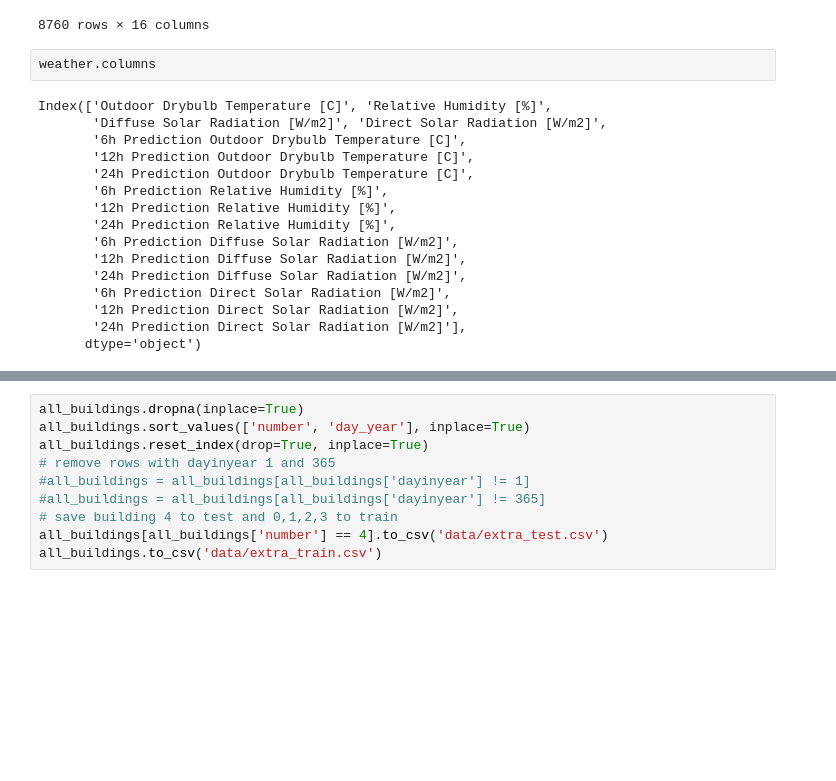
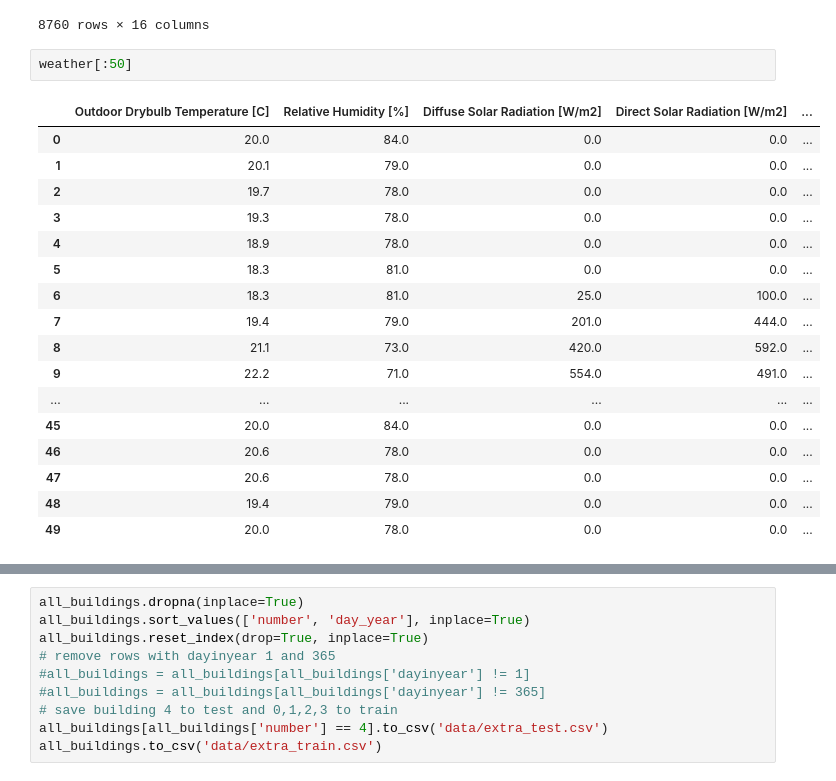
Before and after one commit to ujohn33/Predict-Optimize-Revise, a Jupyter notebook: notebooks/data_features.ipynb, the cells around one changed output, grey strips where cells are left out. Saved outputs shown, nothing was run; the diff lists cells and outputs as text; blank space fills up the shorter version.

```diff
--- a/notebooks/data_features.ipynb
+++ b/notebooks/data_features.ipynb
@@ -41,23 +41,25 @@ weather
 | 8759 | 20.9 | 76.0 | 0.0 | 0.0 | ... |
 8760 rows × 16 columns
 # %%
-weather.columns
+weather[:50]
 # %% [output]
-Index(['Outdoor Drybulb Temperature [C]', 'Relative Humidity [%]',
-       'Diffuse Solar Radiation [W/m2]', 'Direct Solar Radiation [W/m2]',
-       '6h Prediction Outdoor Drybulb Temperature [C]',
-       '12h Prediction Outdoor Drybulb Temperature [C]',
-       '24h Prediction Outdoor Drybulb Temperature [C]',
-       '6h Prediction Relative Humidity [%]',
-       '12h Prediction Relative Humidity [%]',
-       '24h Prediction Relative Humidity [%]',
-       '6h Prediction Diffuse Solar Radiation [W/m2]',
-       '12h Prediction Diffuse Solar Radiation [W/m2]',
-       '24h Prediction Diffuse Solar Radiation [W/m2]',
-       '6h Prediction Direct Solar Radiation [W/m2]',
-       '12h Prediction Direct Solar Radiation [W/m2]',
-       '24h Prediction Direct Solar Radiation [W/m2]'],
-      dtype='object')
+|  | Outdoor Drybulb Temperature [C] | Relative Humidity [%] | Diffuse Solar Radiation [W/m2] | Direct Solar Radiation [W/m2] | ... |
+| 0 | 20.0 | 84.0 | 0.0 | 0.0 | ... |
+| 1 | 20.1 | 79.0 | 0.0 | 0.0 | ... |
+| 2 | 19.7 | 78.0 | 0.0 | 0.0 | ... |
+| 3 | 19.3 | 78.0 | 0.0 | 0.0 | ... |
+| 4 | 18.9 | 78.0 | 0.0 | 0.0 | ... |
+| 5 | 18.3 | 81.0 | 0.0 | 0.0 | ... |
+| 6 | 18.3 | 81.0 | 25.0 | 100.0 | ... |
+| 7 | 19.4 | 79.0 | 201.0 | 444.0 | ... |
+| 8 | 21.1 | 73.0 | 420.0 | 592.0 | ... |
+| 9 | 22.2 | 71.0 | 554.0 | 491.0 | ... |
+| ... | ... | ... | ... | ... | ... |
+| 45 | 20.0 | 84.0 | 0.0 | 0.0 | ... |
+| 46 | 20.6 | 78.0 | 0.0 | 0.0 | ... |
+| 47 | 20.6 | 78.0 | 0.0 | 0.0 | ... |
+| 48 | 19.4 | 79.0 | 0.0 | 0.0 | ... |
+| 49 | 20.0 | 78.0 | 0.0 | 0.0 | ... |
 # %%
 # loop through csv files and extract consumption and generation data
 all_buildings = pd.DataFrame()
```
Also changed, not shown: parts of 1 cell of this notebook, 47 other files.
